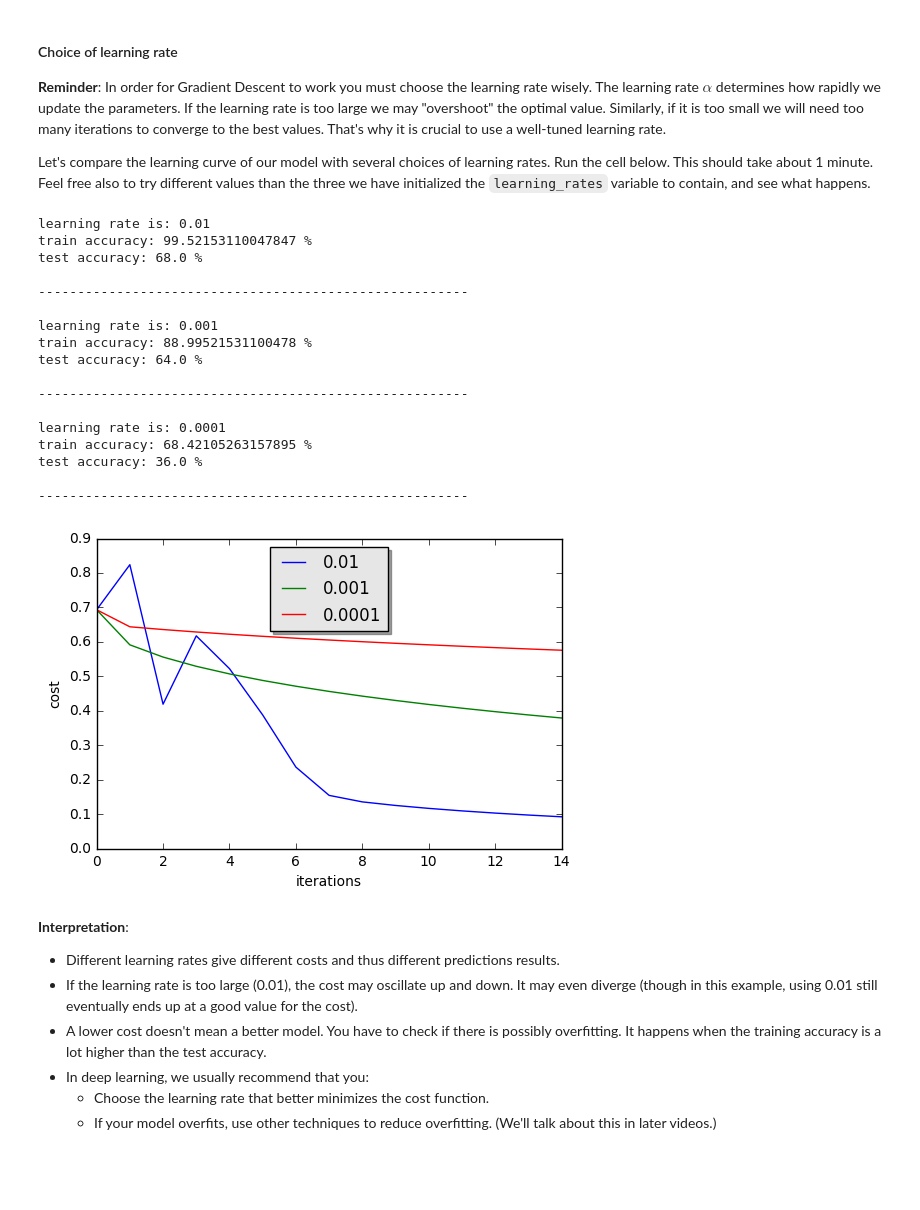
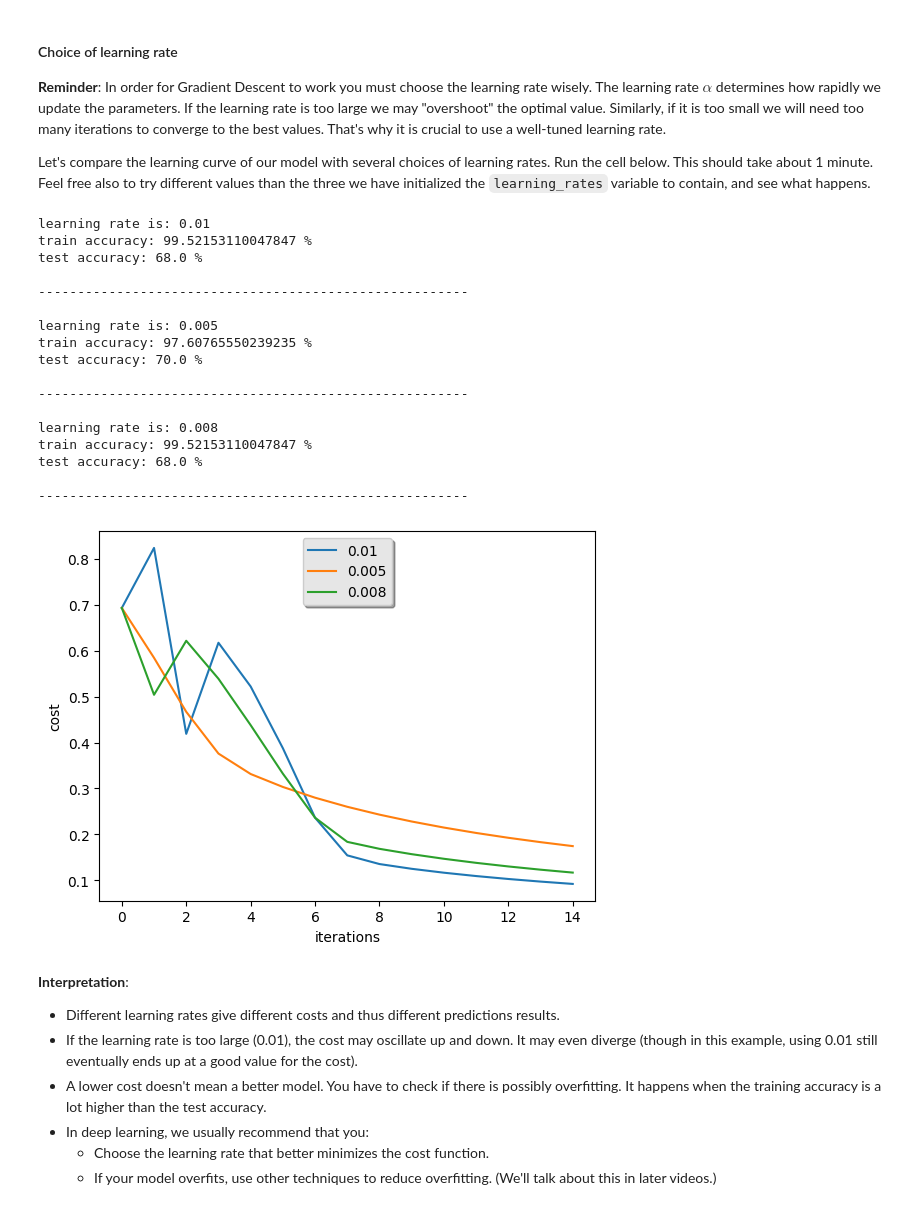
Before and after one commit to rorschachwilpeng/deep-learning-coursera, a Jupyter notebook: Neural Networks and Deep Learning/Logistic Regression with a Neural Network mindset.ipynb, the cells around one changed output. Cells and saved outputs as stored; diff of their text form; code cells hidden in the pictures; blank space fills up the shorter version.

```diff
--- a/Neural Networks and Deep Learning/Logistic Regression with a Neural Network mindset.ipynb
+++ b/Neural Networks and Deep Learning/Logistic Regression with a Neural Network mindset.ipynb
@@ -758,42 +764,44 @@ In order for Gradient Descent to work you must choose the learning rate wisely.
 
 Let's compare the learning curve of our model with several choices of learning rates. Run the cell below. This should take about 1 minute. Feel free also to try different values than the three we have initialized the `learning_rates` variable to contain, and see what happens.
 # %%
-learning_rates = [0.01, 0.001, 0.0001]
+learning_rates = [0.01, 0.005, 0.008]
+#learning_rates=[0.015,0.02,0.01]
+
 models = {}
 for i in learning_rates:
     print ("learning rate is: " + str(i))
     models[str(i)] = model(train_set_x, train_set_y, test_set_x, test_set_y, num_iterations = 1500, learning_rate = i, print_cost = False)
     print ('\n' + "-------------------------------------------------------" + '\n')
 
 for i in learning_rates:
     plt.plot(np.squeeze(models[str(i)]["costs"]), label= str(models[str(i)]["learning_rate"]))
 
 plt.ylabel('cost')
 plt.xlabel('iterations')
 
 legend = plt.legend(loc='upper center', shadow=True)
 frame = legend.get_frame()
 frame.set_facecolor('0.90')
 plt.show()
 # %% [output]
 learning rate is: 0.01
 train accuracy: 99.52153110047847 %
 test accuracy: 68.0 %
 
 -------------------------------------------------------
 
-learning rate is: 0.001
-train accuracy: 88.99521531100478 %
-test accuracy: 64.0 %
+learning rate is: 0.005
+train accuracy: 97.60765550239235 %
+test accuracy: 70.0 %
 
 -------------------------------------------------------
 
-learning rate is: 0.0001
-train accuracy: 68.42105263157895 %
-test accuracy: 36.0 %
+learning rate is: 0.008
+train accuracy: 99.52153110047847 %
+test accuracy: 68.0 %
 
 -------------------------------------------------------
-[figure, old version]
+[figure, new version]
 # %% [markdown]
 **Interpretation**:
 - Different learning rates give different costs and thus different predictions results.
```
Also changed, not shown: parts of 4 cells of this notebook, 2 other files.
